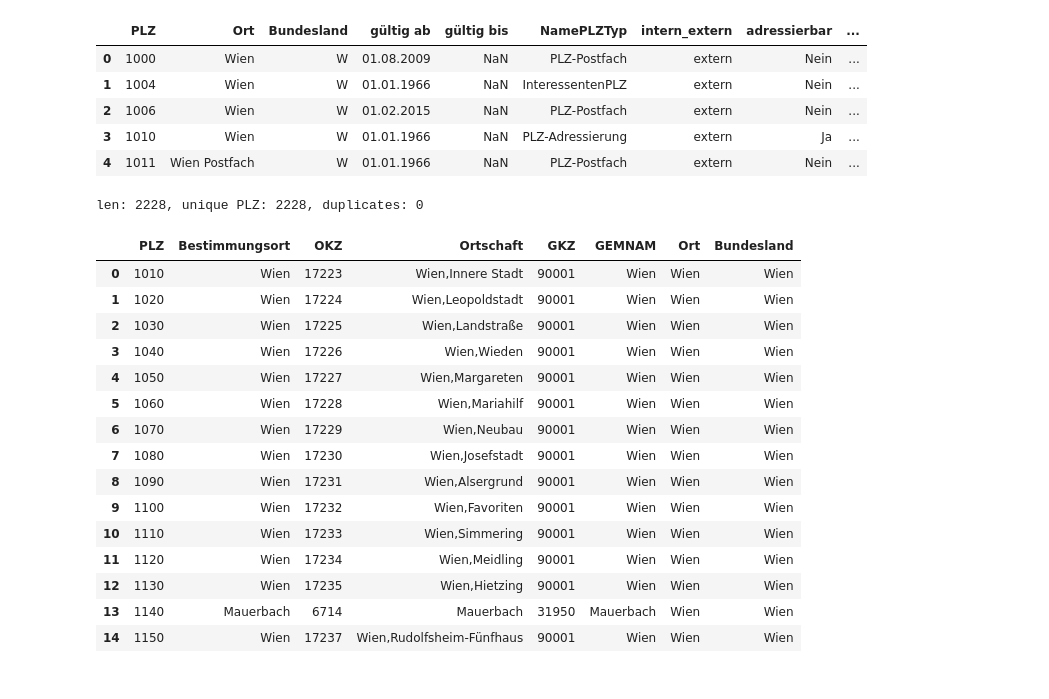
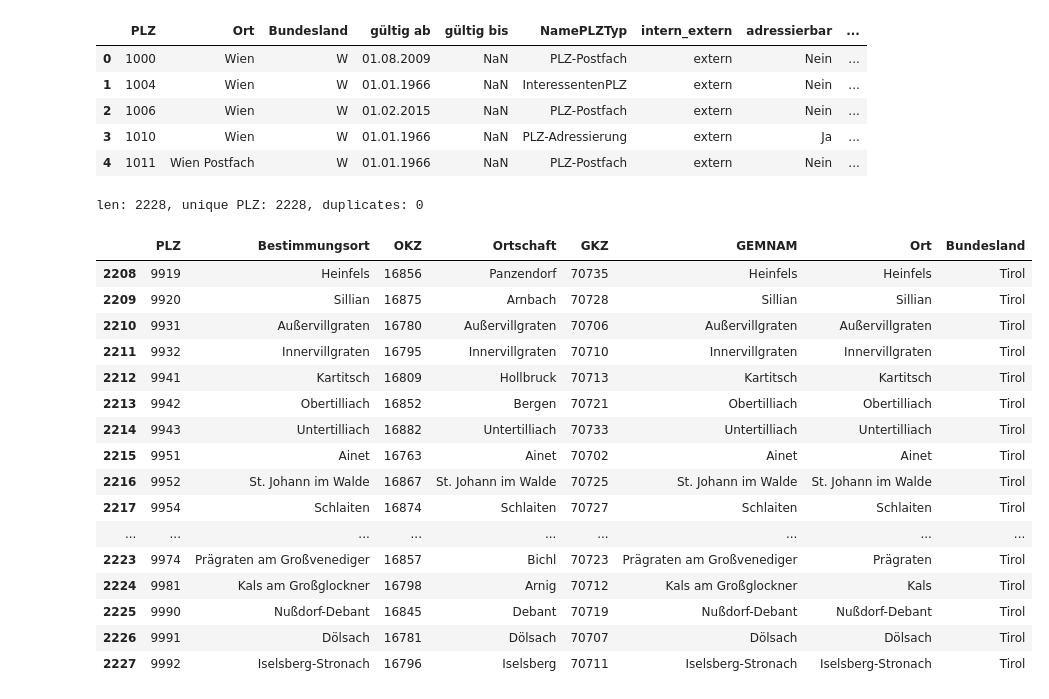
Before and after one commit to AReburg/Austrian-Real-Estate-Analysis, a Jupyter notebook: nb/PLZ.ipynb, the cells around one changed output. Drawn from its saved outputs; the diff is of its cells as text; code cells hidden in the pictures.

```diff
--- a/nb/PLZ.ipynb
+++ b/nb/PLZ.ipynb
@@ -1,13 +1,36 @@
 # %%
+# import modules/libraries
+import warnings
+warnings.simplefilter(action='ignore')
+import osmnx as ox
 import pandas as pd
 import numpy as np
+import geopandas as gpd
+import time
+from scipy import stats
+import itertools
+import os
+import pickle
+import geojson
+from sqlalchemy import create_engine
+import re
+import sqlite3
+from pathlib import Path
+from shapely.geometry.polygon import Polygon
+from shapely.geometry.multipolygon import MultiPolygon
+import chardet
+from scipy import spatial
+from scipy.spatial import KDTree
+from shapely import wkt
+
+cwd = Path().resolve()
 import chardet  # ! pip install chardet
 
-with open(r'./data/0003450398_100_Verwaltungseinheiten_KG_2021.csv', 'rb') as rawdata:
+with open(os.path.join(Path(cwd).parent, 'data', 'look-up', '0003450398_100_Verwaltungseinheiten_KG_2021.csv'), 'rb') as rawdata:
     result = chardet.detect(rawdata.read(10000))
-tmp = pd.read_csv(r'./data/0003450398_100_Verwaltungseinheiten_KG_2021.csv', sep=';', encoding=result['encoding'])
+tmp = pd.read_csv(os.path.join(Path(cwd).parent, 'data', 'look-up', '0003450398_100_Verwaltungseinheiten_KG_2021.csv'), sep=';', encoding=result['encoding'])
 temp2 = tmp[['KG_NUMMER', 'KG', 'GKZ', 'PB', 'PG', 'BL', 'GB']]
-t = pd.read_csv(r'./data/districts_lookup.csv', sep=';', encoding='latin1')
+t = pd.read_csv(os.path.join(Path(cwd).parent, 'data', 'look-up', 'districts_lookup.csv'), sep=';', encoding='latin1')
 t.rename(columns={'Gemeinde kennziffer': 'GKZ', 'cc':'CC'}, inplace=True)
 # %%
 
@@ -148,9 +171,9 @@ import pandas as pd
 import numpy as np
 import chardet  # ! pip install chardet
 
-with open(r'./data/PLZ_BESTIMMUNGSORT-20220629.csv', 'rb') as rawdata:
+with open(os.path.join(Path(cwd).parent, 'data', 'look-up', 'PLZ_BESTIMMUNGSORT-20220629.csv'), 'rb') as rawdata:
     result = chardet.detect(rawdata.read(10000))
-tmp = pd.read_csv(r'./data/PLZ_BESTIMMUNGSORT-20220629.csv', sep=';', encoding=result['encoding'])
+tmp = pd.read_csv(os.path.join(Path(cwd).parent, 'data', 'look-up', 'PLZ_BESTIMMUNGSORT-20220629.csv'), sep=';', encoding=result['encoding'])
 tmp.rename(columns={'GEMNR': 'GKZ'}, inplace=True)
 print(f"len: {tmp.shape[0]}, unique PLZ: {tmp.PLZ.nunique()}, duplicates: {tmp.duplicated('PLZ', keep=False).sum()}")
 tmp.head(5)
@@ -176,9 +199,9 @@ len: 2228, unique PLZ: 2228, duplicates: 0
 | 3 | 1040 | Wien | 17226 | Wien,Wieden | 90001 | Wien |
 | 4 | 1050 | Wien | 17227 | Wien,Margareten | 90001 | Wien |
 # %%
-with open(r'./data/PLZ_BESTIMMUNGSORT-20220629.csv', 'rb') as rawdata:
+with open(os.path.join(Path(cwd).parent, 'data', 'look-up', 'PLZ_BESTIMMUNGSORT-20220629.csv'), 'rb') as rawdata:
     result = chardet.detect(rawdata.read(10000))
-plz = pd.read_csv(r'./data/PLZ_Verzeichnis-20220629.csv', sep=';', encoding=result['encoding'])
+plz = pd.read_csv(os.path.join(Path(cwd).parent, 'data', 'look-up', 'PLZ_Verzeichnis-20220629.csv'), sep=';', encoding=result['encoding'])
 #plz.rename(columns={'GEMNR': 'GKZ'}, inplace=True)
 print(f"len: {plz.shape[0]}, unique PLZ: {plz.PLZ.nunique()}, duplicates: {plz.duplicated('PLZ', keep=False).sum()}")
 plz.head(5)
@@ -193,23 +216,24 @@ len: 2521, unique PLZ: 2521, duplicates: 0
 # %%
 df = df2.merge(plz[['PLZ','Ort', 'Bundesland']], on=['PLZ'], how='left')
 print(f"len: {df.shape[0]}, unique PLZ: {df.PLZ.nunique()}, duplicates: {df.duplicated('PLZ', keep=False).sum()}")
 df['Bundesland'] = df.apply(lambda x: bundesland(x.Bundesland), axis=1)
-df.head(15)
+df.tail(20)
 # %% [output]
 len: 2228, unique PLZ: 2228, duplicates: 0
 |  | PLZ | Bestimmungsort | OKZ | Ortschaft | GKZ | GEMNAM | Ort | Bundesland |
-| 0 | 1010 | Wien | 17223 | Wien,Innere Stadt | 90001 | Wien | Wien | Wien |
-| 1 | 1020 | Wien | 17224 | Wien,Leopoldstadt | 90001 | Wien | Wien | Wien |
-| 2 | 1030 | Wien | 17225 | Wien,Landstraße | 90001 | Wien | Wien | Wien |
-| 3 | 1040 | Wien | 17226 | Wien,Wieden | 90001 | Wien | Wien | Wien |
-| 4 | 1050 | Wien | 17227 | Wien,Margareten | 90001 | Wien | Wien | Wien |
-| 5 | 1060 | Wien | 17228 | Wien,Mariahilf | 90001 | Wien | Wien | Wien |
-| 6 | 1070 | Wien | 17229 | Wien,Neubau | 90001 | Wien | Wien | Wien |
-| 7 | 1080 | Wien | 17230 | Wien,Josefstadt | 90001 | Wien | Wien | Wien |
-| 8 | 1090 | Wien | 17231 | Wien,Alsergrund | 90001 | Wien | Wien | Wien |
-| 9 | 1100 | Wien | 17232 | Wien,Favoriten | 90001 | Wien | Wien | Wien |
-| 10 | 1110 | Wien | 17233 | Wien,Simmering | 90001 | Wien | Wien | Wien |
-| 11 | 1120 | Wien | 17234 | Wien,Meidling | 90001 | Wien | Wien | Wien |
-| 12 | 1130 | Wien | 17235 | Wien,Hietzing | 90001 | Wien | Wien | Wien |
-| 13 | 1140 | Mauerbach | 6714 | Mauerbach | 31950 | Mauerbach | Wien | Wien |
-| 14 | 1150 | Wien | 17237 | Wien,Rudolfsheim-Fünfhaus | 90001 | Wien | Wien | Wien |
+| 2208 | 9919 | Heinfels | 16856 | Panzendorf | 70735 | Heinfels | Heinfels | Tirol |
+| 2209 | 9920 | Sillian | 16875 | Arnbach | 70728 | Sillian | Sillian | Tirol |
+| 2210 | 9931 | Außervillgraten | 16780 | Außervillgraten | 70706 | Außervillgraten | Außervillgraten | Tirol |
+| 2211 | 9932 | Innervillgraten | 16795 | Innervillgraten | 70710 | Innervillgraten | Innervillgraten | Tirol |
+| 2212 | 9941 | Kartitsch | 16809 | Hollbruck | 70713 | Kartitsch | Kartitsch | Tirol |
+| 2213 | 9942 | Obertilliach | 16852 | Bergen | 70721 | Obertilliach | Obertilliach | Tirol |
+| 2214 | 9943 | Untertilliach | 16882 | Untertilliach | 70733 | Untertilliach | Untertilliach | Tirol |
+| 2215 | 9951 | Ainet | 16763 | Ainet | 70702 | Ainet | Ainet | Tirol |
+| 2216 | 9952 | St. Johann im Walde | 16867 | St. Johann im Walde | 70725 | St. Johann im Walde | St. Johann im Walde | Tirol |
+| 2217 | 9954 | Schlaiten | 16874 | Schlaiten | 70727 | Schlaiten | Schlaiten | Tirol |
+| ... | ... | ... | ... | ... | ... | ... | ... | ... |
+| 2223 | 9974 | Prägraten am Großvenediger | 16857 | Bichl | 70723 | Prägraten am Großvenediger | Prägraten | Tirol |
+| 2224 | 9981 | Kals am Großglockner | 16798 | Arnig | 70712 | Kals am Großglockner | Kals | Tirol |
+| 2225 | 9990 | Nußdorf-Debant | 16845 | Debant | 70719 | Nußdorf-Debant | Nußdorf-Debant | Tirol |
+| 2226 | 9991 | Dölsach | 16781 | Dölsach | 70707 | Dölsach | Dölsach | Tirol |
+| 2227 | 9992 | Iselsberg-Stronach | 16796 | Iselsberg | 70711 | Iselsberg-Stronach | Iselsberg-Stronach | Tirol |
```
Also changed, not shown: 30 other files.
